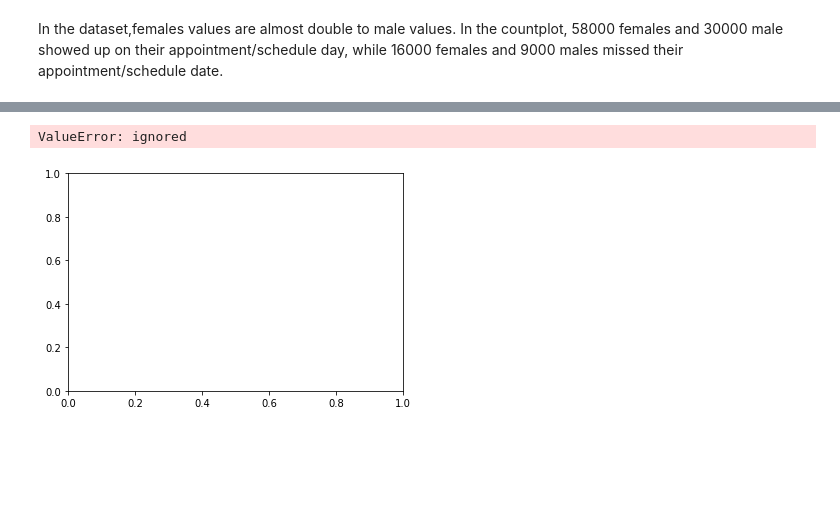
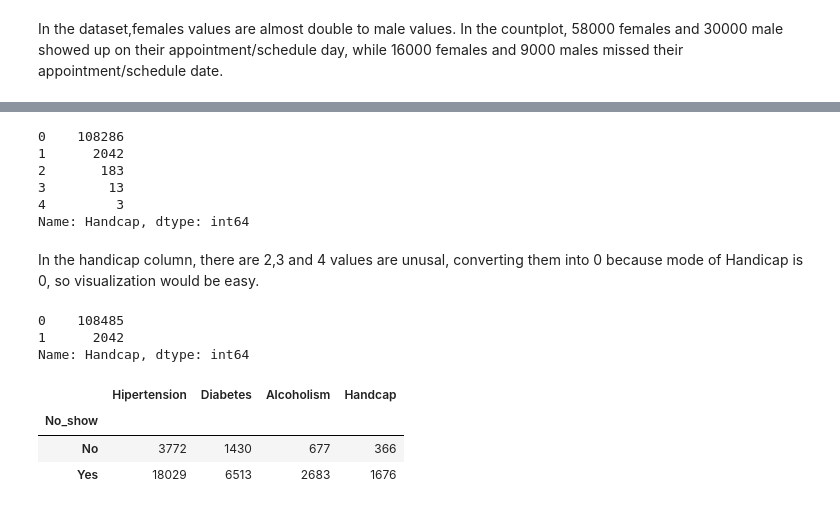
Before and after one commit to Sinha123456/Movies, a Jupyter notebook: No_show_appointment.ipynb, the cells around one changed output, grey strips where cells are left out. Saved outputs shown, nothing was run; the diff lists cells and outputs as text; code cells hidden in the pictures; blank space fills up the shorter version.

```diff
--- a/No_show_appointment.ipynb
+++ b/No_show_appointment.ipynb
@@ -315,4 +334,3 @@ df['Sch_Day'].tolist()
 # %%
-# df['no_show'] = df['No_show'].map({'No': 1, 'Yes': 0}).astype(int)
-# show_up = df.No_show == True
-# notshow_up = df.No_show == False
+#encoding no_show column
+df['no_show'] = df['No_show'].map({'Yes': 1, 'No': 0}).astype(int)
@@ -362,2 +383,0 @@ df.query('No_show == 37.08887421173107')
-# %%
-df.drop(37.08887421173107, axis = 1, inplace = True)
@@ -469,7 +453,0 @@ patients over the average age, they showed up on their appointment, below averag
-# %%
-disease=['Hipertension', 'Diabetes', 'Alcoholism', 'Handcap']
-no_show_disease = df.groupby(['Hipertension', 'Diabetes', 'Alcoholism', 'Handcap'])['Age'].mean()
-plt.bar([0,1], no_show_disease)
-# %% [output]
-ValueError: ignored
-[figure, removed]
@@ -477,0 +454,28 @@ sns.countplot(disease)
+# %%
+#count handicap patients
+df['Handcap'].value_counts()
+# %% [output]
+0    108286
+1      2042
+2       183
+3        13
+4         3
+Name: Handcap, dtype: int64
+# %% [markdown]
+In the handicap column, there are 2,3 and 4 values are unusal, converting them into 0 because mode of Handicap is 0, so visualization would be easy.
+# %%
+df['Handcap'] = np.where((df.Handcap > 1), 0, df.Handcap)
+# %%
+#check the values to convert all in 0s and 1s.
+df['Handcap'].value_counts()
+# %% [output]
+0    108485
+1      2042
+Name: Handcap, dtype: int64
+# %%
+df.groupby('No_show')[disease].sum()
+# %% [output]
+|  | Hipertension | Diabetes | Alcoholism | Handcap |
+| No_show |  |  |  |  |
+| No | 3772 | 1430 | 677 | 366 |
+| Yes | 18029 | 6513 | 2683 | 1676 |
```
Also changed, not shown: parts of 83 cells of this notebook.
